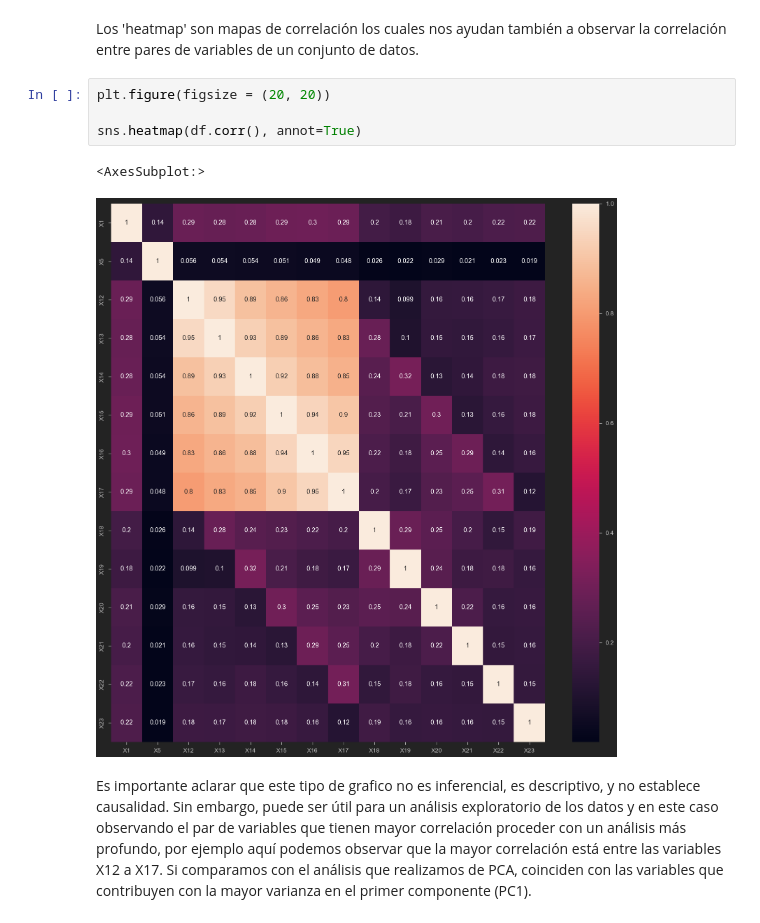
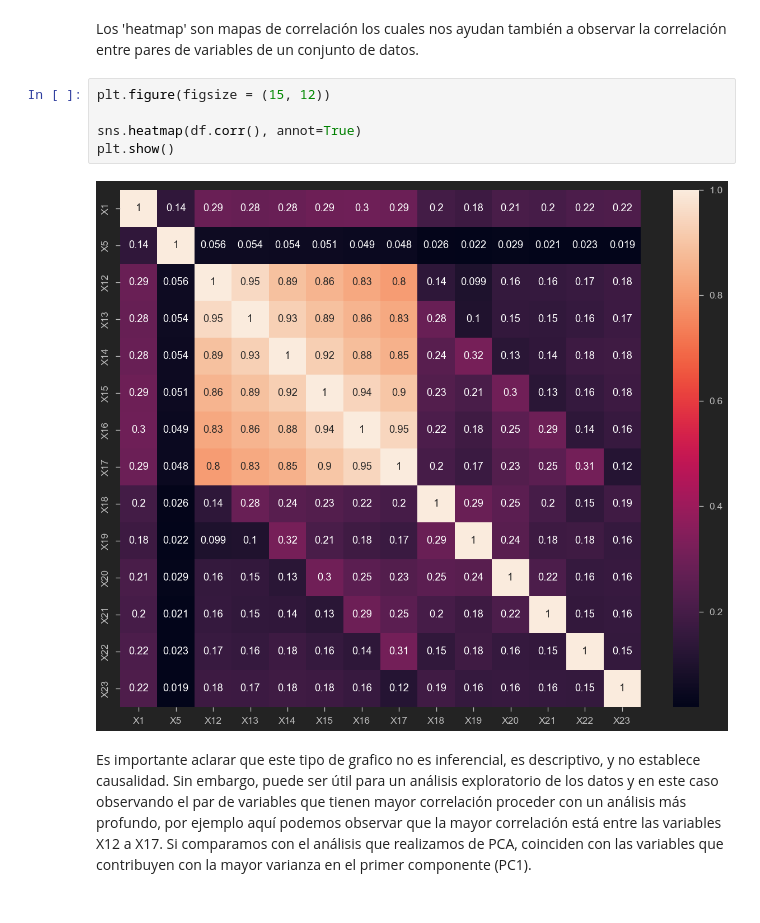
Before and after one commit to PosgradoMNA/actividades-de-aprendizaje-armandoBringas-a01200230, a Jupyter notebook: Activity_week_7/Actividad-6_Visualization/Exploracion_y_visualizacion_de_datos.ipynb, the cells around one changed output. Saved outputs shown, nothing was run; the diff lists cells and outputs as text.

```diff
--- a/Activity_week_7/Actividad-6_Visualization/Exploracion_y_visualizacion_de_datos.ipynb
+++ b/Activity_week_7/Actividad-6_Visualization/Exploracion_y_visualizacion_de_datos.ipynb
@@ -531,12 +589,12 @@ Como se puede observar hay una  correlación entre las variables, lo cual nos ay
 # %% [markdown]
 Los 'heatmap' son mapas de correlación los cuales nos ayudan también a observar la correlación entre pares de variables de un conjunto de datos.
 # %%
-plt.figure(figsize = (20, 20))
+plt.figure(figsize = (15, 12))
 
 sns.heatmap(df.corr(), annot=True)
+plt.show()
 # %% [output]
-<AxesSubplot:>
-[figure, old version]
+[figure, new version]
 # %% [markdown]
 Es importante aclarar que este tipo de grafico no es inferencial, es descriptivo, y no establece causalidad. Sin embargo, puede ser útil para un análisis exploratorio de los datos y en este caso observando el par de variables que tienen mayor correlación proceder con un análisis más profundo, por ejemplo aquí podemos observar que la mayor correlación está entre las variables X12 a X17. Si comparamos con el análisis que realizamos de PCA, coinciden con las variables que contribuyen con la mayor varianza en el primer componente (PC1).
 # %% [markdown]
```
Also changed, not shown: parts of 9 cells of this notebook, 2 other files.
